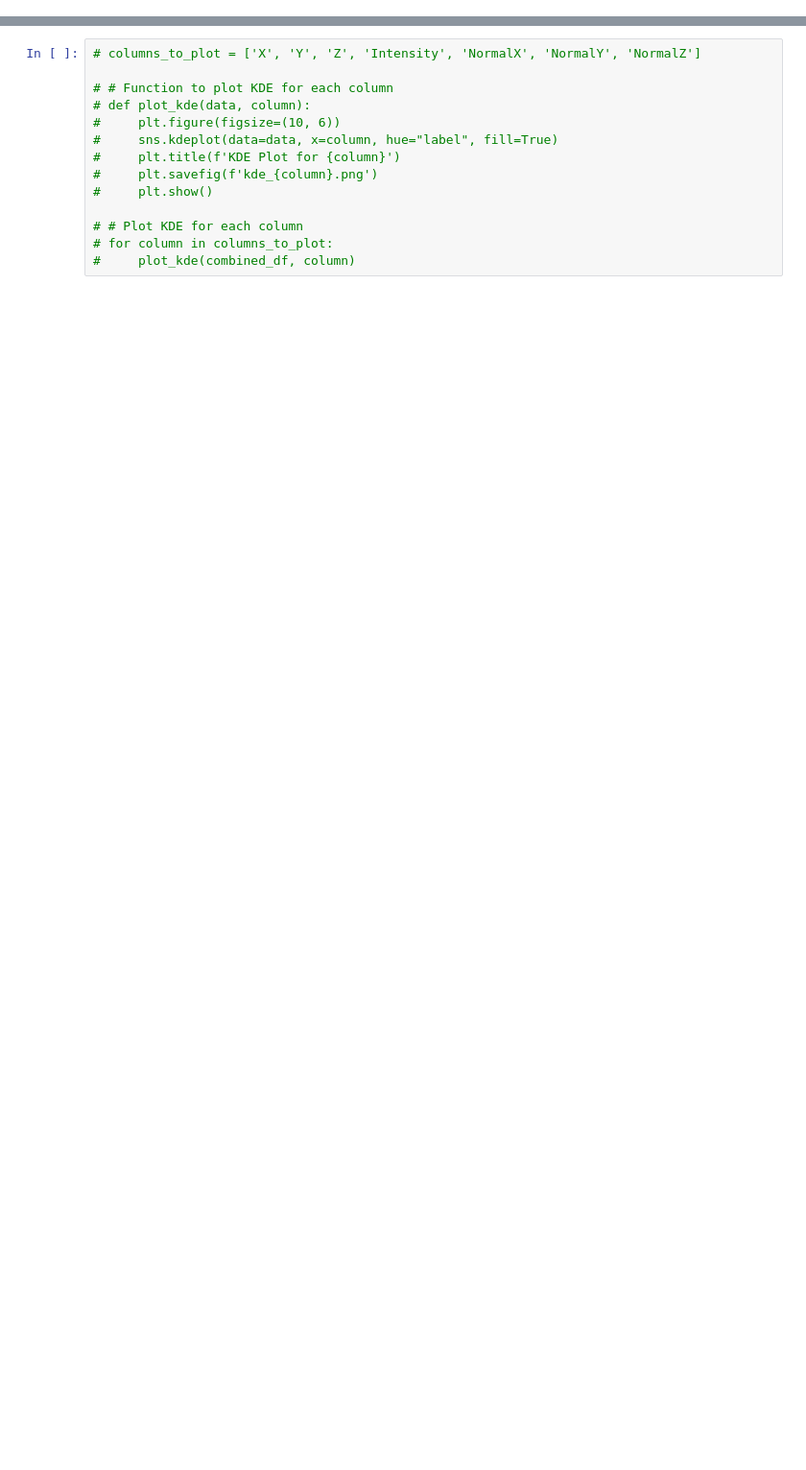
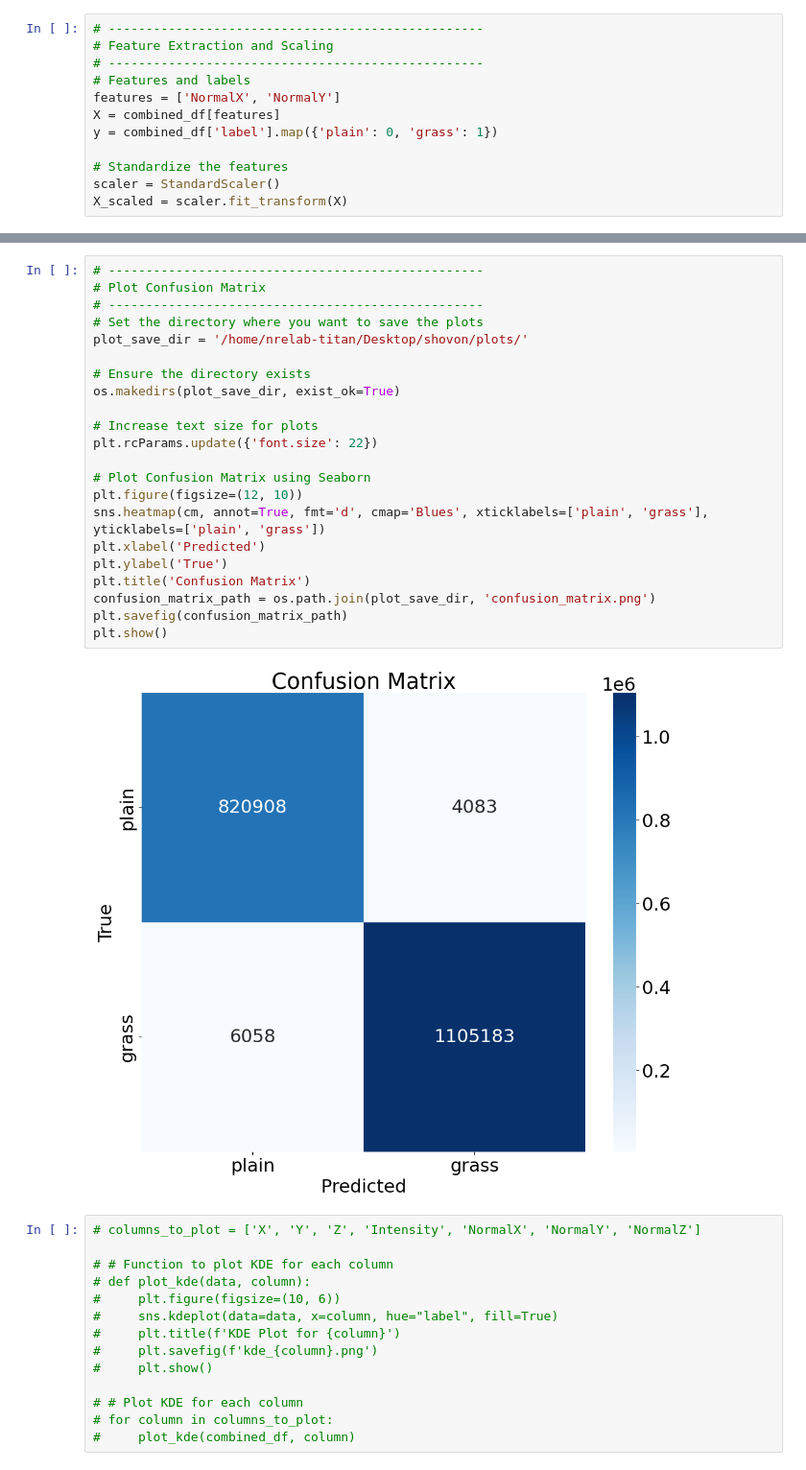
Before and after one commit to ShovonSaha/lidar-stairs-detection, a Jupyter notebook: Python codes/Hardware Accelerated/features.ipynb, the cells around one changed output, grey strips where cells are left out. Shown at 96% size. Drawn from its saved outputs; the diff is of its cells as text; blank space fills up the shorter version.

Commit message:
Terrain Classification: Trained linear SVM model with Normal X and Normal Y only - Not Intensity.

```diff
--- a/Python codes/Hardware Accelerated/features.ipynb
+++ b/Python codes/Hardware Accelerated/features.ipynb
@@ -39,0 +67,12 @@ print(combined_df.head())
+# %%
+# --------------------------------------------------
+# Feature Extraction and Scaling
+# --------------------------------------------------
+# Features and labels
+features = ['NormalX', 'NormalY']
+X = combined_df[features]
+y = combined_df['label'].map({'plain': 0, 'grass': 1})
+
+# Standardize the features
+scaler = StandardScaler()
+X_scaled = scaler.fit_transform(X)
@@ -40,3 +146,27 @@ print(combined_df.head())
+# %%
+# --------------------------------------------------
+# Plot Confusion Matrix
+# --------------------------------------------------
+# Set the directory where you want to save the plots
+plot_save_dir = '/home/nrelab-titan/Desktop/shovon/plots/'
+
+# Ensure the directory exists
+os.makedirs(plot_save_dir, exist_ok=True)
+
+# Increase text size for plots
+plt.rcParams.update({'font.size': 22})
+
+# Plot Confusion Matrix using Seaborn
+plt.figure(figsize=(12, 10))
+sns.heatmap(cm, annot=True, fmt='d', cmap='Blues', xticklabels=['plain', 'grass'], yticklabels=['plain', 'grass'])
+plt.xlabel('Predicted')
+plt.ylabel('True')
+plt.title('Confusion Matrix')
+confusion_matrix_path = os.path.join(plot_save_dir, 'confusion_matrix.png')
+plt.savefig(confusion_matrix_path)
+plt.show()
+# %% [output]
+[figure, added]
 # %%
 # columns_to_plot = ['X', 'Y', 'Z', 'Intensity', 'NormalX', 'NormalY', 'NormalZ']
 
```
Also changed, not shown: parts of 12 cells of this notebook, 2 other files.
